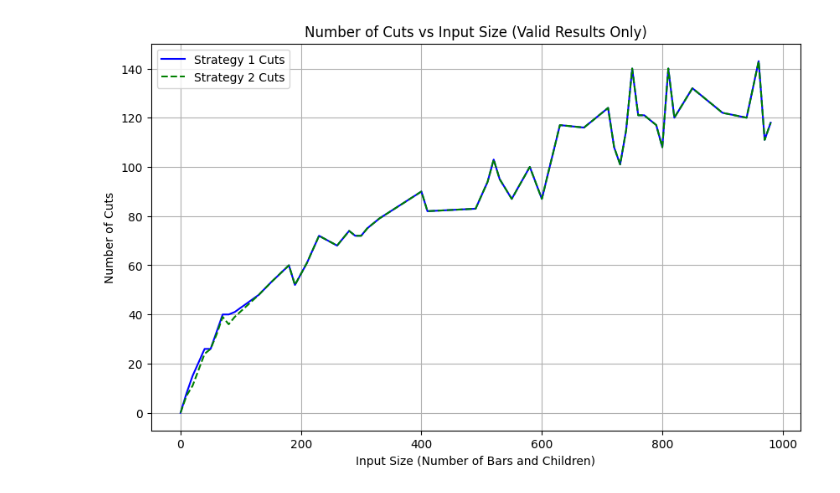
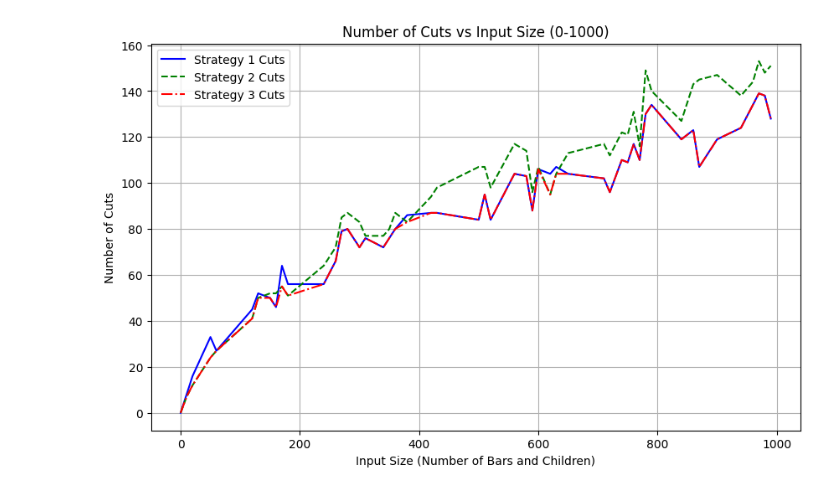
Before and after one commit to kasattack567/Computer-Science, a Jupyter notebook: Chocolate_bar.ipynb, the cells around one changed output. Drawn from its saved outputs; the diff is of its cells as text; code cells hidden in the pictures.

```diff
--- a/Chocolate_bar.ipynb
+++ b/Chocolate_bar.ipynb
@@ -87,11 +105,16 @@ def best_chocolate_strategy(bars, children):
 
 # Test combined function
 test_cases = [
+    {"bars": [7, 2, 5], "children": [4, 3, 2, 1], "expected": 2},
+    {"bars": [5, 5, 5, 5] , "children": [4, 4, 4, 4, 4] , "expected": 4},
+    {"bars": [13] , "children":  [1, 5, 4, 3] , "expected": 3},
+    {"bars": [7, 2, 5] , "children": [2, 5], "expected": 0},
     {"bars": [9, 6, 6, 6, 5], "children": [8, 8, 6], "expected": 2},
     {"bars": [15,15,2,2,2], "children": [10,10,9], "expected": 2},
     {"bars": [10, 10, 1,1,1,1,1,1], "children": [5,5,5,5,2,2,2], "expected": 2},
     {"bars": [2, 5], "children": [5, 3], "expected": -1},
     {"bars": [50,50,5,5,5,5,5], "children": [25,25,25,25,20], "expected": 2},
+    {"bars": [30,79,16,38], "children": [31,66,27,18], "expected": 3},
 ]
 
 for i, case in enumerate(test_cases, 1):
@@ -379,7 +496,7 @@ def combined_chocolate_distribution(bars, children, debug=False):
     # Step 2: Run the DP strategy
     if debug:
         print("Running DP Strategy...")
-    dp_result = minimal_cuts_optimized(bars, children)
+    dp_result = find_minimal_cuts_all_orders(bars, children)
 
     # Step 3: Run the four sorting strategies
     if debug:
@@ -397,11 +514,16 @@ def combined_chocolate_distribution(bars, children, debug=False):
 
 # Test cases
 test_cases = [
+    {"bars": [7, 2, 5], "children": [4, 3, 2, 1], "expected": 2},
+    {"bars": [5, 5, 5, 5] , "children": [4, 4, 4, 4, 4] , "expected": 4},
+    {"bars": [13] , "children":  [1, 5, 4, 3] , "expected": 3},
+    {"bars": [7, 2, 5] , "children": [2, 5], "expected": 0},
     {"bars": [9, 6, 6, 6, 5], "children": [8, 8, 6], "expected": 2},
-    {"bars": [15,15,2,2,2], "children": [10,10,9], "expected": 2},
+    {"bars": [15,15,2,2], "children": [10,10,9], "expected": 2},
     {"bars": [10, 10, 1,1,1,1,1,1], "children": [5,5,5,5,2,2,2], "expected": 2},
     {"bars": [2, 5], "children": [5, 3], "expected": -1},
     {"bars": [50,50,5,5,5,5,5], "children": [25,25,25,25,20], "expected": 2},
+    {"bars": [30,79,16,38], "children": [31,66,27,18], "expected": 3},
 ]
 
 # Run combined strategy on test cases
@@ -436,38 +558,68 @@ Comparison below shows the important effect of including the dynamic programming
 # %%
 from tqdm import tqdm
 import random
 import matplotlib.pyplot as plt
 
+# Function to run the simulation and collect results
+def run_simulation(max_size, step):
+    input_sizes = range(0, max_size + 1, step)  # Input sizes
+    valid_cuts_1 = []  # Store valid results for the first strategy
+    valid_cuts_2 = []  # Store valid results for the second strategy
+    valid_cuts_3 = []  # Store valid results for the third strategy
+    valid_input_sizes = []
 
-# Generating test data and calculating cuts with a loading bar
-input_sizes = range(0, 1000, 10)  # Input sizes from 0 to 1000 (in steps of 10)
-valid_cuts_1 = []  # Store valid results for the first strategy
-valid_cuts_2 = []  # Store valid results for the second strategy
-valid_input_sizes = []
+    for size in tqdm(input_sizes, desc=f"Calculating cuts up to {max_size}"):
+        bars = [random.randint(1, 100) for _ in range(size)]
+        children = [random.randint(1, 100) for _ in range(size)]
 
-for size in tqdm(input_sizes, desc="Calculating cuts"):
-    bars = [random.randint(1, 100) for _ in range(size)]
-    children = [random.randint(1, 100) for _ in range(size)]
+        # First strategy
+        result1 = best_chocolate_strategy(bars, children)
+        # Second strategy
+        result2 = find_minimal_cuts_all_orders(bars, children)
+        # Third strategy
+        result3 = combined_chocolate_distribution(bars, children)
 
-    # First strategy
-    result1 = best_chocolate_strategy(bars, children)
-    # Second strategy (re-run for comparison)
-    result2 = combined_chocolate_distribution(bars, children)
+        if result1 != -1 and result2 != -1 and result3 != -1:
+            valid_cuts_1.append(result1)
+            valid_cuts_2.append(result2)
+            valid_cuts_3.append(result3)
+            valid_input_sizes.append(size)
 
-    if result1 != -1 and result2 != -1:
-        valid_cuts_1.append(result1)
-        valid_cuts_2.append(result2)
-        valid_input_sizes.append(size)
+    return valid_input_sizes, valid_cuts_1, valid_cuts_2, valid_cuts_3
 
-# Plotting the results (valid cuts only)
+# Running simulations for input size up to 1000
+input_sizes_1000, cuts_1_1000, cuts_2_1000, cuts_3_1000 = run_simulation(1000, step=10)
+
+# Plotting a single graph (input size up to 1000)
 plt.figure(figsize=(10, 6))
-plt.plot(valid_input_sizes, valid_cuts_1, linestyle='-', color='b', label="Strategy 1 Cuts")
-plt.plot(valid_input_sizes, valid_cuts_2, linestyle='--', color='g', label="Strategy 2 Cuts")
-plt.title("Number of Cuts vs Input Size (Valid Results Only)")
+plt.plot(input_sizes_1000, cuts_1_1000, linestyle='-', color='b', label="Strategy 1 Cuts")
+plt.plot(input_sizes_1000, cuts_2_1000, linestyle='--', color='g', label="Strategy 2 Cuts")
+plt.plot(input_sizes_1000, cuts_3_1000, linestyle='-.', color='r', label="Strategy 3 Cuts")
+plt.title("Number of Cuts vs Input Size (0-1000)")
 plt.xlabel("Input Size (Number of Bars and Children)")
 plt.ylabel("Number of Cuts")
 plt.legend()
 plt.grid(True)
 plt.show()
+
+# Calculating totals and comparing strategies
+total_cuts_strategy_1 = sum(cuts_1_1000)
+total_cuts_strategy_2 = sum(cuts_2_1000)
+total_cuts_strategy_3 = sum(cuts_3_1000)
+
+print("\n--- Total Cuts Summary ---")
+print(f"Total cuts for Strategy 1: {total_cuts_strategy_1}")
+print(f"Total cuts for Strategy 2: {total_cuts_strategy_2}")
+print(f"Total cuts for Strategy 3: {total_cuts_strategy_3}")
+
+# Determining the best strategy
+if total_cuts_strategy_1 < total_cuts_strategy_2 and total_cuts_strategy_1 < total_cuts_strategy_3:
+    print("Strategy 1 is the best strategy with fewer total cuts.")
+elif total_cuts_strategy_2 < total_cuts_strategy_1 and total_cuts_strategy_2 < total_cuts_strategy_3:
+    print("Strategy 2 is the best strategy with fewer total cuts.")
+elif total_cuts_strategy_3 < total_cuts_strategy_1 and total_cuts_strategy_3 < total_cuts_strategy_2:
+    print("Strategy 3 is the best strategy with fewer total cuts.")
+else:
+    print("Two or more strategies performed equally with the same total cuts.")
 # %% [output]
-[figure, old version]
+[figure, new version]
```
Also changed, not shown: parts of 19 cells of this notebook.
